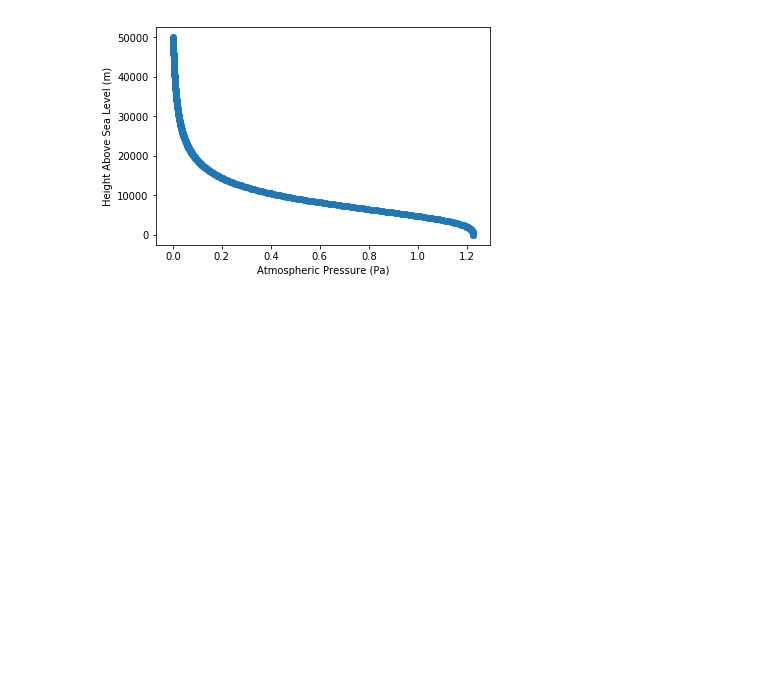
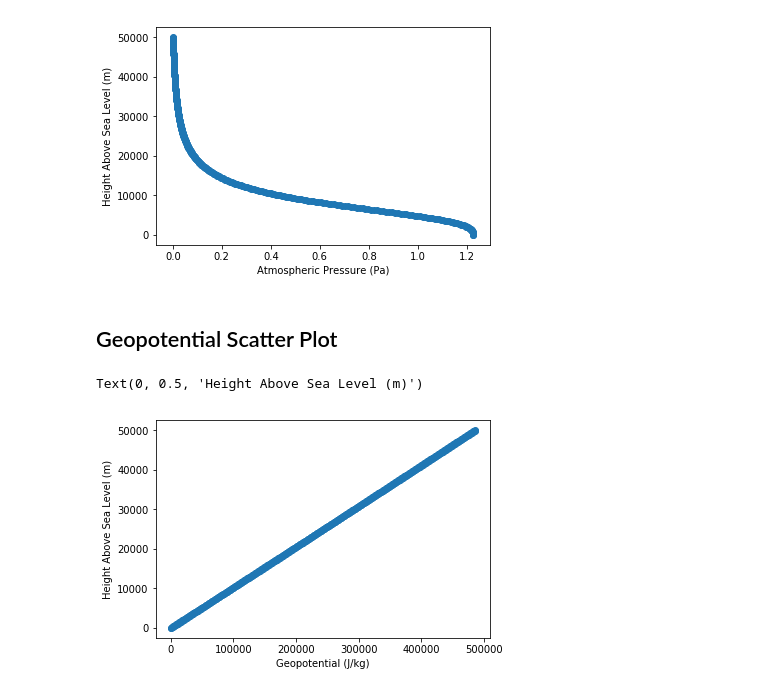
Before and after one commit to amsimp/amsimp, a Jupyter notebook: scatterplots.ipynb, the cells around one changed output. Saved outputs shown, nothing was run; the diff lists cells and outputs as text; code cells hidden in the pictures; blank space fills up the shorter version.

```diff
--- a/graphs.ipynb
+++ b/scatterplots.ipynb
@@ -24,3 +24,12 @@ plt.ylabel('Height Above Sea Level (m)')
 # %% [output]
 Text(0, 0.5, 'Height Above Sea Level (m)')
 [figure]
+# %% [markdown]
+## Geopotential Scatter Plot
+# %%
+plt.scatter(defs.geopotential, defs.height)
+plt.xlabel('Geopotential (J/kg)')
+plt.ylabel('Height Above Sea Level (m)')
+# %% [output]
+Text(0, 0.5, 'Height Above Sea Level (m)')
+[figure, added]
```
Also changed, not shown: parts of 2 cells of this notebook, 2 other files.
